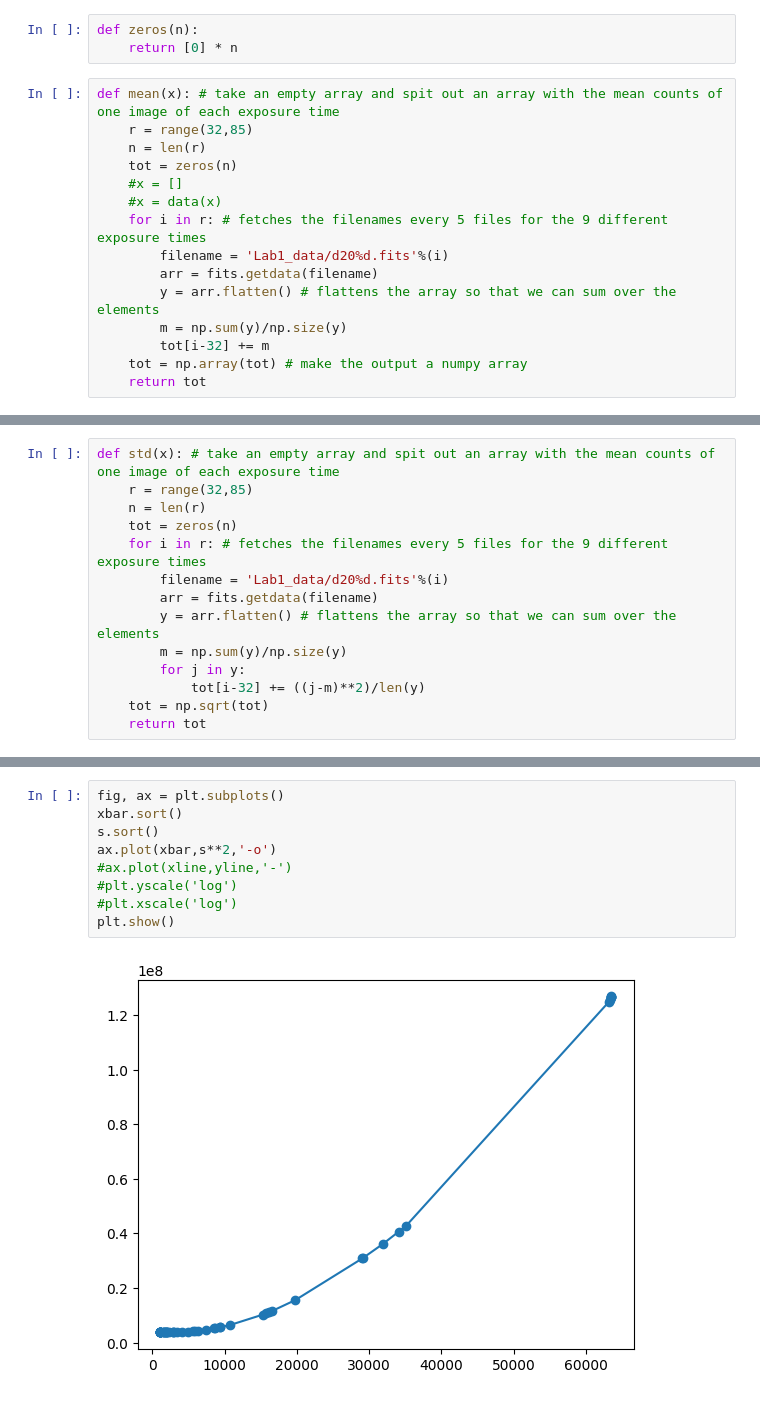
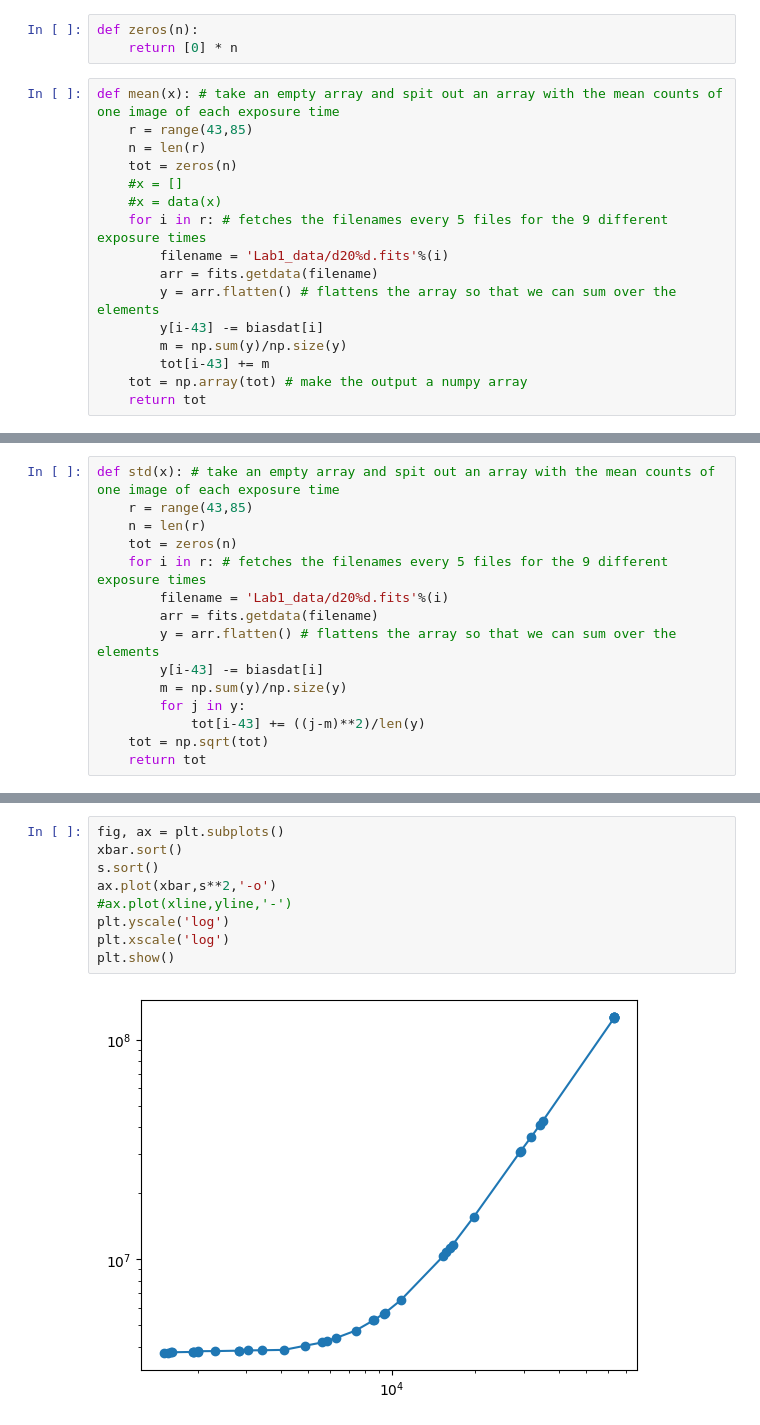
Before and after one commit to parkergeorge30/ASTRO150, a Jupyter notebook: Lab_1.ipynb, the cells around one changed output, grey strips where cells are left out. Saved outputs shown, nothing was run; the diff lists cells and outputs as text.

```diff
--- a/Lab_1.ipynb
+++ b/Lab_1.ipynb
@@ -109,21 +149,22 @@ dat = np.array(dat)
 # %%
 def zeros(n):
     return [0] * n
-# %%
-def mean(x): # take an empty array and spit out an array with the mean counts of one image of each exposure time
-    r = range(32,85)
-    n = len(r)
-    tot = zeros(n)
-    #x = []
-    #x = data(x)
-    for i in r: # fetches the filenames every 5 files for the 9 different exposure times
-        filename = 'Lab1_data/d20%d.fits'%(i)
-        arr = fits.getdata(filename)
-        y = arr.flatten() # flattens the array so that we can sum over the elements
-        m = np.sum(y)/np.size(y)
-        tot[i-32] += m
-    tot = np.array(tot) # make the output a numpy array
-    return tot
+# %%
+def mean(x): # take an empty array and spit out an array with the mean counts of one image of each exposure time
+    r = range(43,85)
+    n = len(r)
+    tot = zeros(n)
+    #x = []
+    #x = data(x)
+    for i in r: # fetches the filenames every 5 files for the 9 different exposure times
+        filename = 'Lab1_data/d20%d.fits'%(i)
+        arr = fits.getdata(filename)
+        y = arr.flatten() # flattens the array so that we can sum over the elements
+        y[i-43] -= biasdat[i]
+        m = np.sum(y)/np.size(y)
+        tot[i-43] += m
+    tot = np.array(tot) # make the output a numpy array
+    return tot
 # %%
 xbar = []
 xbar = mean(xbar)
@@ -146,14 +184,15 @@ array([ 1098.02885668,  1096.97994625,  1095.83934715,  1094.70750843,
 # %%
 def std(x): # take an empty array and spit out an array with the mean counts of one image of each exposure time
-    r = range(32,85)
+    r = range(43,85)
     n = len(r)
     tot = zeros(n)
     for i in r: # fetches the filenames every 5 files for the 9 different exposure times
         filename = 'Lab1_data/d20%d.fits'%(i)
         arr = fits.getdata(filename)
         y = arr.flatten() # flattens the array so that we can sum over the elements
+        y[i-43] -= biasdat[i]
         m = np.sum(y)/np.size(y)
         for j in y:
-            tot[i-32] += ((j-m)**2)/len(y)
+            tot[i-43] += ((j-m)**2)/len(y)
     tot = np.sqrt(tot)
     return tot
@@ -185,11 +209,11 @@ print(mom)
 # %%
 fig, ax = plt.subplots()
 xbar.sort()
 s.sort()
 ax.plot(xbar,s**2,'-o')
 #ax.plot(xline,yline,'-')
-#plt.yscale('log')
-#plt.xscale('log')
+plt.yscale('log')
+plt.xscale('log')
 plt.show()
 # %% [output]
-[figure, old version]
+[figure, new version]
```
Also changed, not shown: parts of 6 cells of this notebook.
